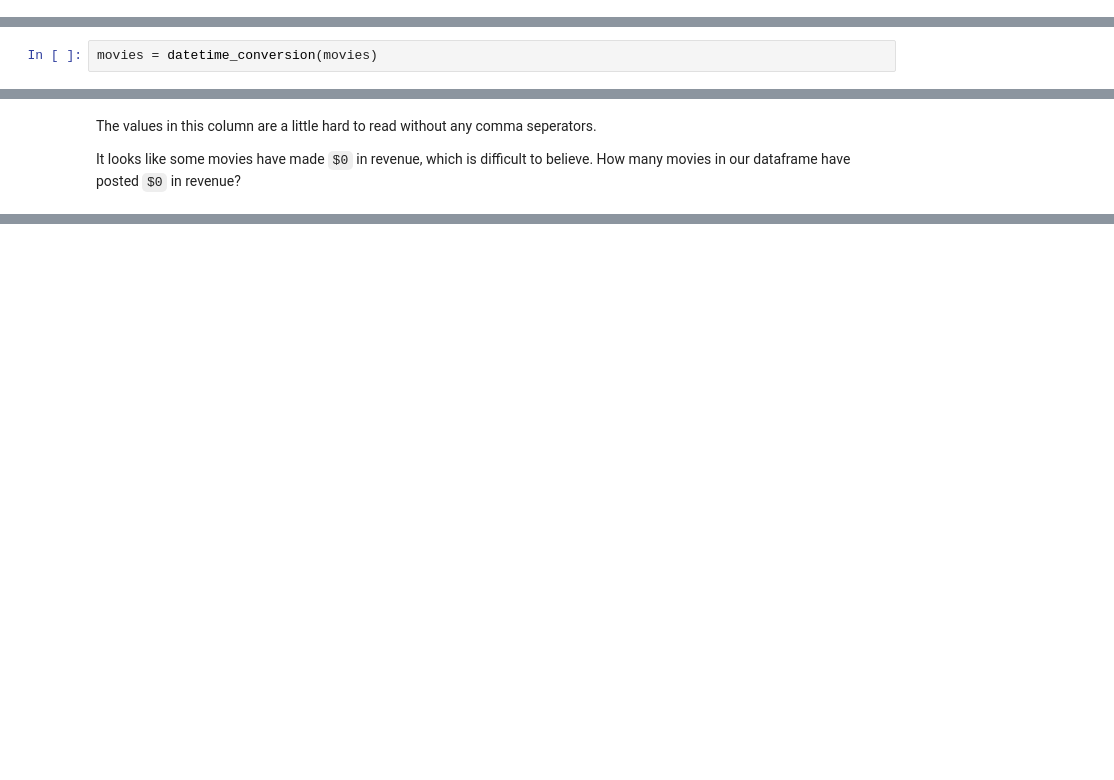
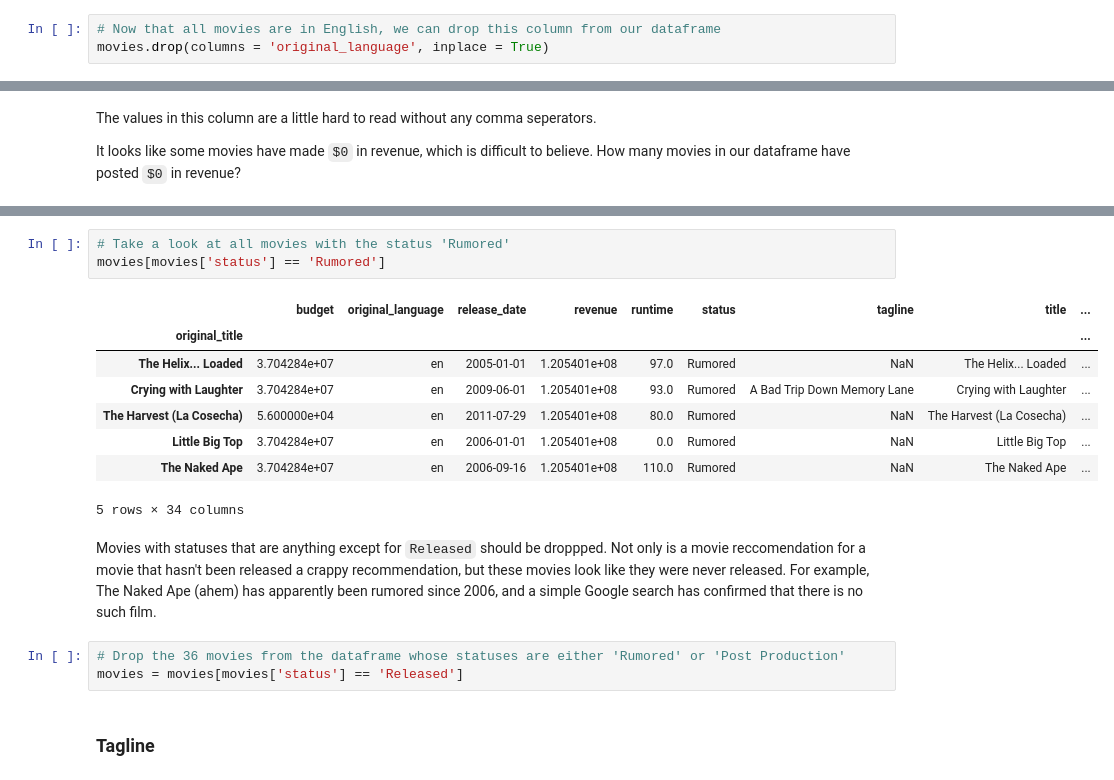
Before and after one commit to mike-laccavole/movie-recommendation-engine, a Jupyter notebook: notebooks/Movies.ipynb, the cells around one changed output, grey strips where cells are left out. Drawn from its saved outputs; the diff is of its cells as text; blank space fills up the shorter version.

```diff
--- a/notebooks/Movies.ipynb
+++ b/notebooks/Movies.ipynb
@@ -518 +520,4 @@ Let's drop these movies from our dataset.
 movies = movies[movies['original_language'] == 'en']
+# %%
+# Now that all movies are in English, we can drop this column from our dataframe
+movies.drop(columns = 'original_language', inplace = True)
@@ -823,2 +802,0 @@ def datetime_conversion(df):
-# %%
-movies = datetime_conversion(movies)
@@ -874,0 +986,19 @@ It worked! All movies with a revenue of `0 dollars` has now been replaced with t
+# %%
+# Take a look at all movies with the status 'Rumored'
+movies[movies['status'] == 'Rumored']
+# %% [output]
+|  | budget | original_language | release_date | revenue | runtime | status | tagline | title | ... |
+| original_title |  |  |  |  |  |  |  |  | ... |
+| The Helix... Loaded | 3.704284e+07 | en | 2005-01-01 | 1.205401e+08 | 97.0 | Rumored | NaN | The Helix... Loaded | ... |
+| Crying with Laughter | 3.704284e+07 | en | 2009-06-01 | 1.205401e+08 | 93.0 | Rumored | A Bad Trip Down Memory Lane | Crying with Laughter | ... |
+| The Harvest (La Cosecha) | 5.600000e+04 | en | 2011-07-29 | 1.205401e+08 | 80.0 | Rumored | NaN | The Harvest (La Cosecha) | ... |
+| Little Big Top | 3.704284e+07 | en | 2006-01-01 | 1.205401e+08 | 0.0 | Rumored | NaN | Little Big Top | ... |
+| The Naked Ape | 3.704284e+07 | en | 2006-09-16 | 1.205401e+08 | 110.0 | Rumored | NaN | The Naked Ape | ... |
+5 rows × 34 columns
+# %% [markdown]
+Movies with statuses that are anything except for `Released` should be droppped. Not only is a movie reccomendation for a movie that hasn't been released a crappy recommendation, but these movies look like they were never released. For example, The Naked Ape (ahem) has apparently been rumored since 2006, and a simple Google search has confirmed that there is no such film.
+# %%
+# Drop the 36 movies from the dataframe whose statuses are either 'Rumored' or 'Post Production'
+movies = movies[movies['status'] == 'Released']
+# %% [markdown]
+### Tagline
```
Also changed, not shown: parts of 44 cells of this notebook.
